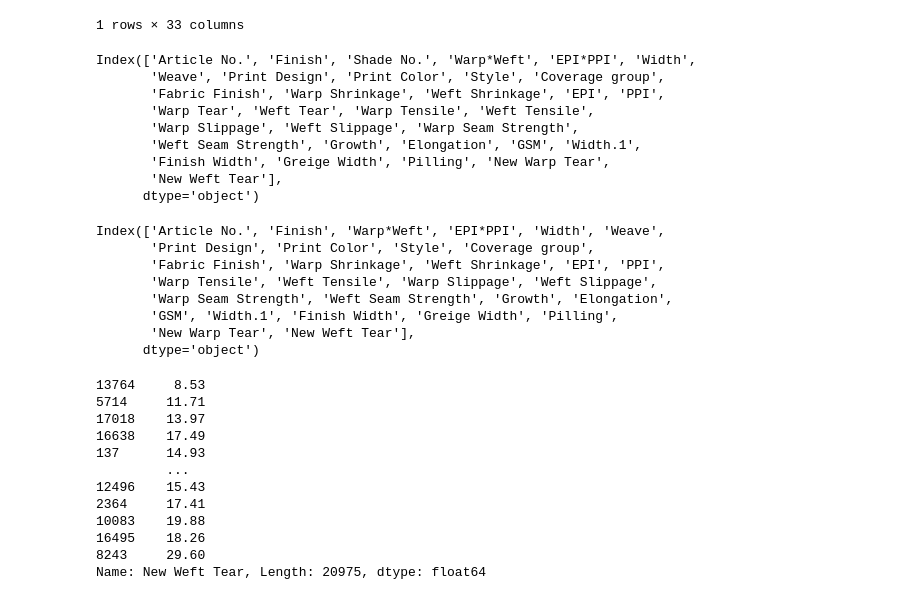
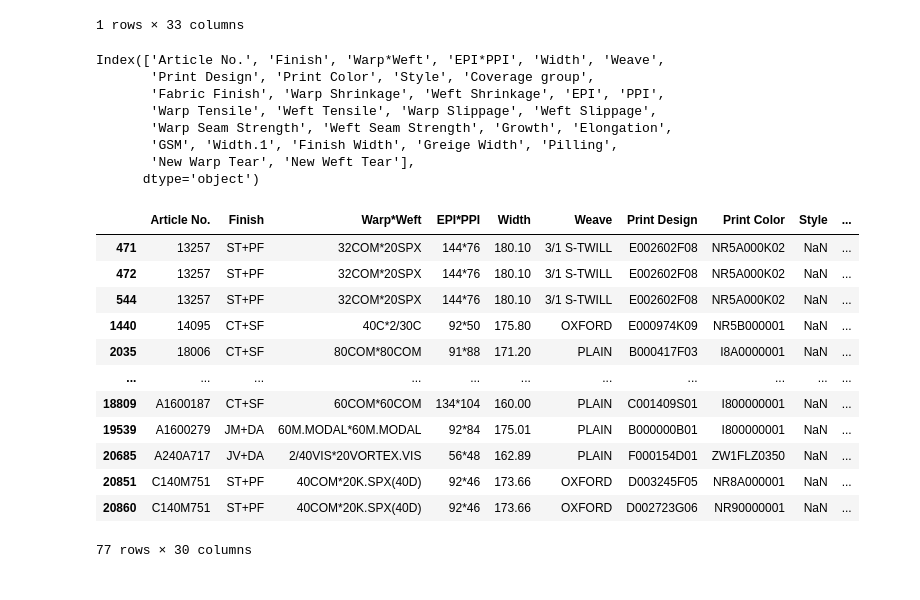
Before and after one commit to sinchan-s/F3P, a Jupyter notebook: main.ipynb, the cells around one changed output. Drawn from its saved outputs; the diff is of its cells as text; code cells hidden in the pictures.

Commit message:
columns arranged

```diff
--- a/main.ipynb
+++ b/main.ipynb
@@ -132,0 +131,2 @@ df.to_csv('Physical data with coverage2.csv', index=False)
+# %%
+new_df = df.copy()
@@ -133,26 +145,11 @@ df.to_csv('Physical data with coverage2.csv', index=False)
 # %%
-new_df = df.sort_values(by=['Warp Tensile'], ascending = False)
 new_df[new_df['Warp Tensile']>10000]
 # %% [output]
 |  | Article No. | Finish | Shade No. | Warp*Weft | EPI*PPI | Width | Weave | Print Design | Print Color | ... |
 | 13764 | A130B780 | JV+DA | 000000000P | 30K.COM.VIS.ECO*30K.COM.VIS.ECO | 68*60 | 177.01 | PLAIN | D003148K01 | P8A0000007 | ... |
 1 rows × 33 columns
-# %%
-new_df.columns
-# %% [output]
-Index(['Article No.', 'Finish', 'Shade No.', 'Warp*Weft', 'EPI*PPI', 'Width',
-       'Weave', 'Print Design', 'Print Color', 'Style', 'Coverage group',
-       'Fabric Finish', 'Warp Shrinkage', 'Weft Shrinkage', 'EPI', 'PPI',
-       'Warp Tear', 'Weft Tear', 'Warp Tensile', 'Weft Tensile',
-       'Warp Slippage', 'Weft Slippage', 'Warp Seam Strength',
-       'Weft Seam Strength', 'Growth', 'Elongation', 'GSM', 'Width.1',
-       'Finish Width', 'Greige Width', 'Pilling', 'New Warp Tear',
-       'New Weft Tear'],
-      dtype='object')
 # %%
-new_df.drop(["Weft Tear", "Warp Tear"], axis=1, inplace=True)
+new_df.drop(["Weft Tear", "Warp Tear", "Shade No."], axis=1, inplace=True)
-# %%
-new_df.drop("Shade No.", axis=1, inplace=True)
 # %%
 new_df.columns
 # %% [output]
@@ -164,20 +161,21 @@ Index(['Article No.', 'Finish', 'Warp*Weft', 'EPI*PPI', 'Width', 'Weave',
        'GSM', 'Width.1', 'Finish Width', 'Greige Width', 'Pilling',
        'New Warp Tear', 'New Weft Tear'],
       dtype='object')
+# %%
+new_df[new_df['Style'].isnull()]
+# %% [output]
+|  | Article No. | Finish | Warp*Weft | EPI*PPI | Width | Weave | Print Design | Print Color | Style | ... |
+| 471 | 13257 | ST+PF | 32COM*20SPX | 144*76 | 180.10 | 3/1 S-TWILL | E002602F08 | NR5A000K02 | NaN | ... |
+| 472 | 13257 | ST+PF | 32COM*20SPX | 144*76 | 180.10 | 3/1 S-TWILL | E002602F08 | NR5A000K02 | NaN | ... |
+| 544 | 13257 | ST+PF | 32COM*20SPX | 144*76 | 180.10 | 3/1 S-TWILL | E002602F08 | NR5A000K02 | NaN | ... |
+| 1440 | 14095 | CT+SF | 40C*2/30C | 92*50 | 175.80 | OXFORD | E000974K09 | NR5B000001 | NaN | ... |
+| 2035 | 18006 | CT+SF | 80COM*80COM | 91*88 | 171.20 | PLAIN | B000417F03 | I8A0000001 | NaN | ... |
+| ... | ... | ... | ... | ... | ... | ... | ... | ... | ... | ... |
+| 18809 | A1600187 | CT+SF | 60COM*60COM | 134*104 | 160.00 | PLAIN | C001409S01 | I800000001 | NaN | ... |
+| 19539 | A1600279 | JM+DA | 60M.MODAL*60M.MODAL | 92*84 | 175.01 | PLAIN | B000000B01 | I800000001 | NaN | ... |
+| 20685 | A240A717 | JV+DA | 2/40VIS*20VORTEX.VIS | 56*48 | 162.89 | PLAIN | F000154D01 | ZW1FLZ0350 | NaN | ... |
+| 20851 | C140M751 | ST+PF | 40COM*20K.SPX(40D) | 92*46 | 173.66 | OXFORD | D003245F05 | NR8A000001 | NaN | ... |
+| 20860 | C140M751 | ST+PF | 40COM*20K.SPX(40D) | 92*46 | 173.66 | OXFORD | D002723G06 | NR90000001 | NaN | ... |
+77 rows × 30 columns
 # %%
 new_df.to_csv('Physical data with coverage2.csv', index=False)
-# %%
-new_df['New Weft Tear']
-# %% [output]
-13764     8.53
-5714     11.71
-17018    13.97
-16638    17.49
-137      14.93
-         ...
-12496    15.43
-2364     17.41
-10083    19.88
-16495    18.26
-8243     29.60
-Name: New Weft Tear, Length: 20975, dtype: float64
```
Also changed, not shown: parts of 7 cells of this notebook, 2 other files.
